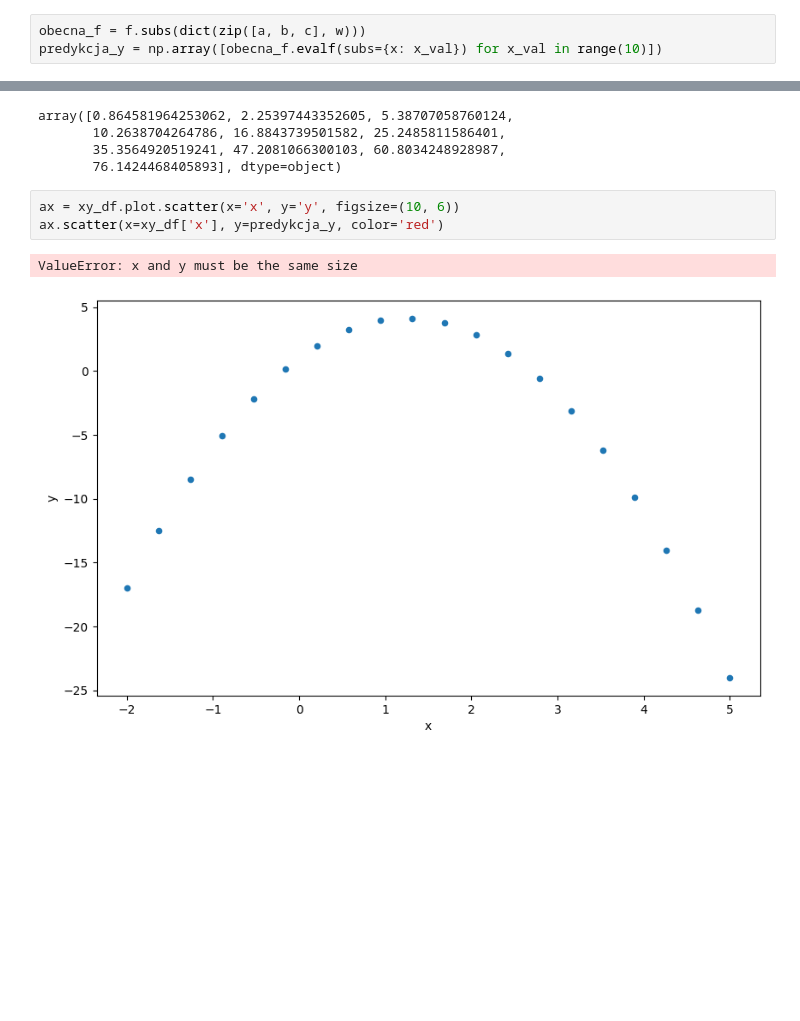
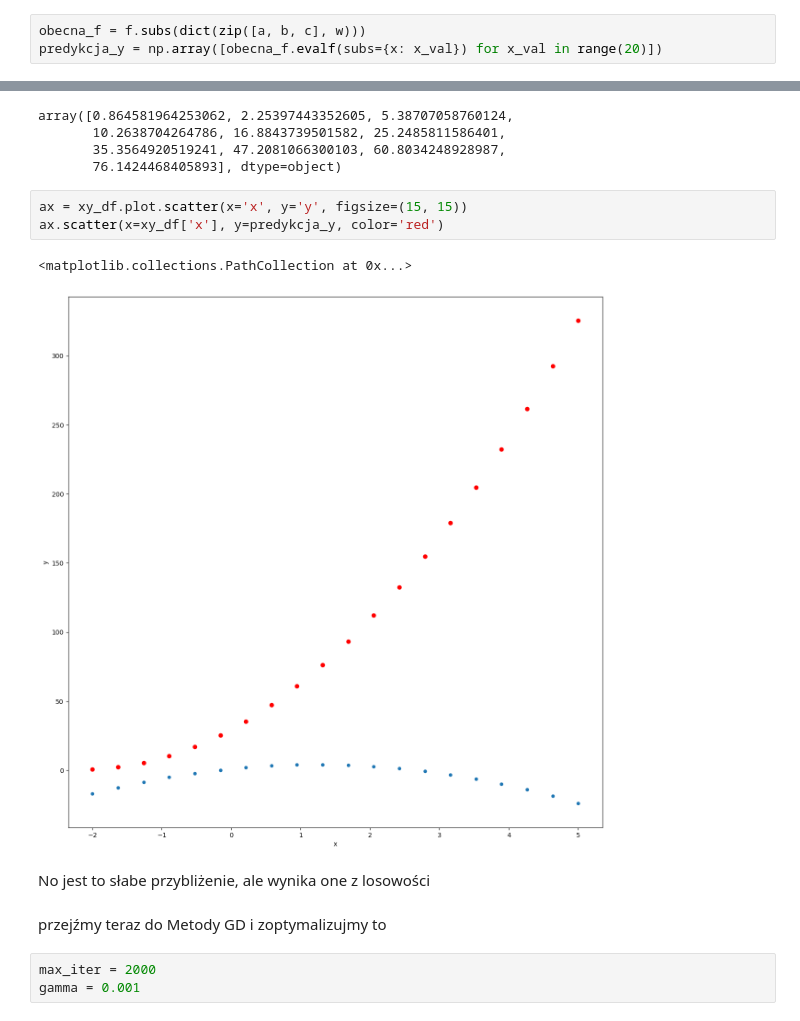
Before and after one commit to WWozniakProgrammer/ML-DS-Path, a Jupyter notebook: codes/Gradient_Descent.ipynb, the cells around one changed output, grey strips where cells are left out. Cells and saved outputs as stored; diff of their text form; blank space fills up the shorter version.

```diff
--- a/codes/Gradient_Descent.ipynb
+++ b/codes/Gradient_Descent.ipynb
@@ -28,7 +28,7 @@ f.subs(dict(zip([a, b, c], w)))
 $\displaystyle 0.871851842401103 x^{2} + 0.517540626871884 x + 0.864581964253062$
 # %%
 obecna_f = f.subs(dict(zip([a, b, c], w)))
-predykcja_y = np.array([obecna_f.evalf(subs={x: x_val}) for x_val in range(10)])
+predykcja_y = np.array([obecna_f.evalf(subs={x: x_val}) for x_val in range(20)])
 # %%
 predykcja_y
 # %% [output]
@@ -37,8 +37,15 @@ array([0.864581964253062, 2.25397443352605, 5.38707058760124,
        35.3564920519241, 47.2081066300103, 60.8034248928987,
        76.1424468405893], dtype=object)
 # %%
-ax = xy_df.plot.scatter(x='x', y='y', figsize=(10, 6))
+ax = xy_df.plot.scatter(x='x', y='y', figsize=(15, 15))
 ax.scatter(x=xy_df['x'], y=predykcja_y, color='red')
 # %% [output]
-ValueError: x and y must be the same size
+<matplotlib.collections.PathCollection at 0x...>
-[figure, old version]
+[figure, new version]
+# %% [markdown]
+No jest to słabe przybliżenie, ale wynika one z losowości
+# %% [markdown]
+przejźmy teraz do Metody GD i zoptymalizujmy to
+# %%
+max_iter = 2000
+gamma = 0.001
```
Also changed, not shown: parts of 4 cells of this notebook.
